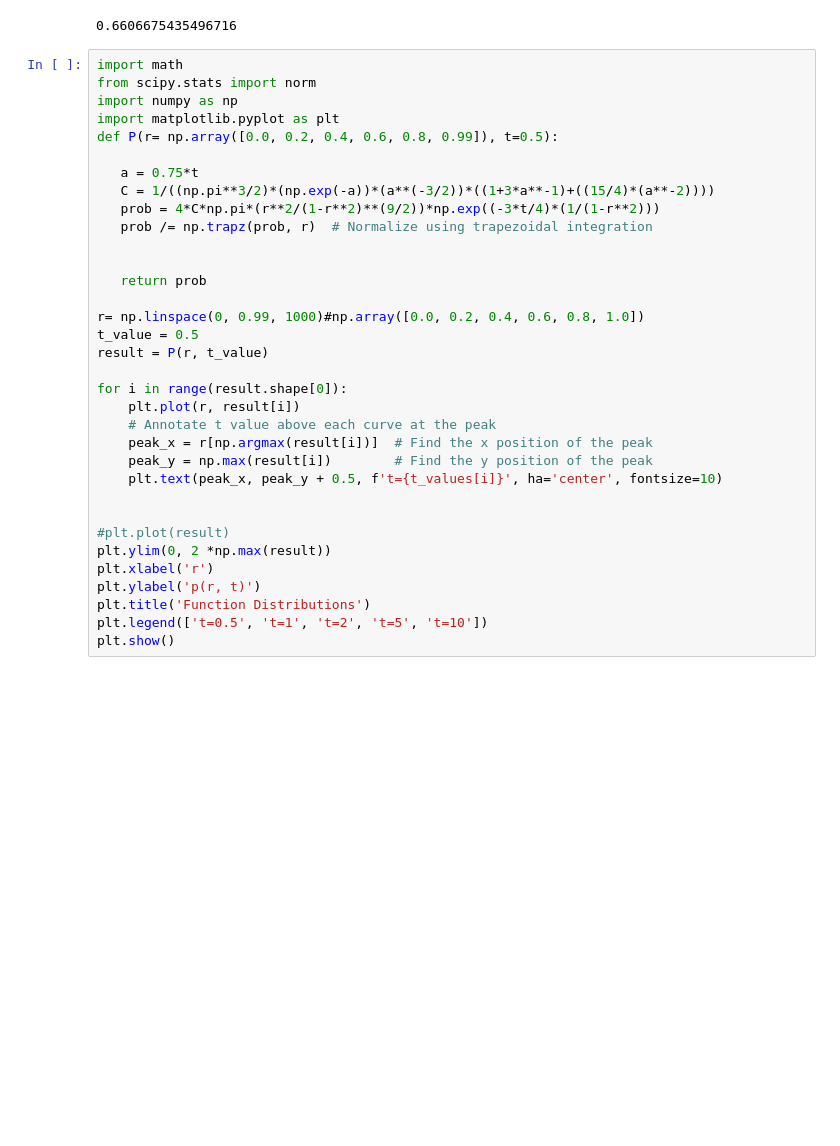
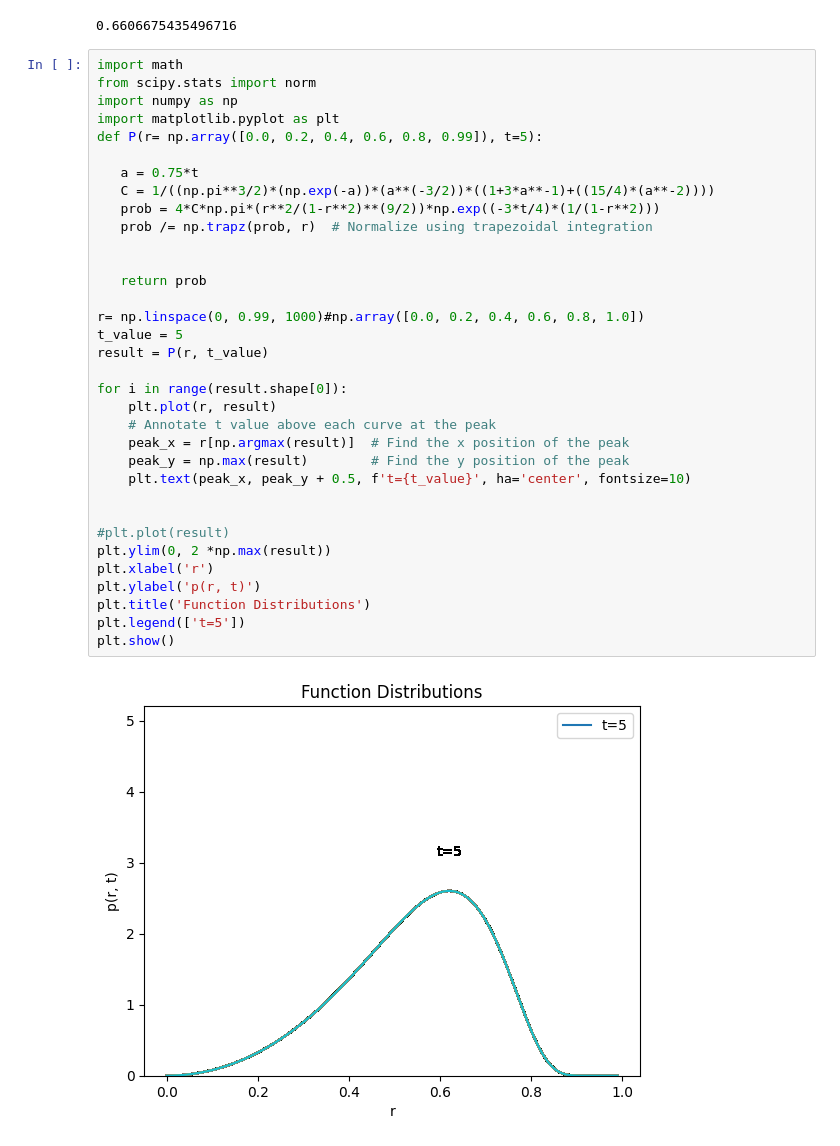
Before and after one commit to B-hub-hue/Python.exam_polymer, a Jupyter notebook: Python_exam_py.ipynb, the cells around one changed output. Drawn from its saved outputs; the diff is of its cells as text; blank space fills up the shorter version.

```diff
--- a/Python_exam_py.ipynb
+++ b/Python_exam_py.ipynb
@@ -121,34 +121,36 @@ print(distance)
 # %%
 import math
 from scipy.stats import norm
 import numpy as np
 import matplotlib.pyplot as plt
-def P(r= np.array([0.0, 0.2, 0.4, 0.6, 0.8, 0.99]), t=0.5):
+def P(r= np.array([0.0, 0.2, 0.4, 0.6, 0.8, 0.99]), t=5):
 
    a = 0.75*t
    C = 1/((np.pi**3/2)*(np.exp(-a))*(a**(-3/2))*((1+3*a**-1)+((15/4)*(a**-2))))
    prob = 4*C*np.pi*(r**2/(1-r**2)**(9/2))*np.exp((-3*t/4)*(1/(1-r**2)))
    prob /= np.trapz(prob, r)  # Normalize using trapezoidal integration
 
 
    return prob
 
 r= np.linspace(0, 0.99, 1000)#np.array([0.0, 0.2, 0.4, 0.6, 0.8, 1.0])
-t_value = 0.5
+t_value = 5
 result = P(r, t_value)
 
 for i in range(result.shape[0]):
-    plt.plot(r, result[i])
+    plt.plot(r, result)
     # Annotate t value above each curve at the peak
-    peak_x = r[np.argmax(result[i])]  # Find the x position of the peak
-    peak_y = np.max(result[i])        # Find the y position of the peak
-    plt.text(peak_x, peak_y + 0.5, f't={t_values[i]}', ha='center', fontsize=10)
+    peak_x = r[np.argmax(result)]  # Find the x position of the peak
+    peak_y = np.max(result)        # Find the y position of the peak
+    plt.text(peak_x, peak_y + 0.5, f't={t_value}', ha='center', fontsize=10)
 
 
 #plt.plot(result)
 plt.ylim(0, 2 *np.max(result))
 plt.xlabel('r')
 plt.ylabel('p(r, t)')
 plt.title('Function Distributions')
-plt.legend(['t=0.5', 't=1', 't=2', 't=5', 't=10'])
+plt.legend(['t=5'])
 plt.show()
+# %% [output]
+[figure, added]
```
